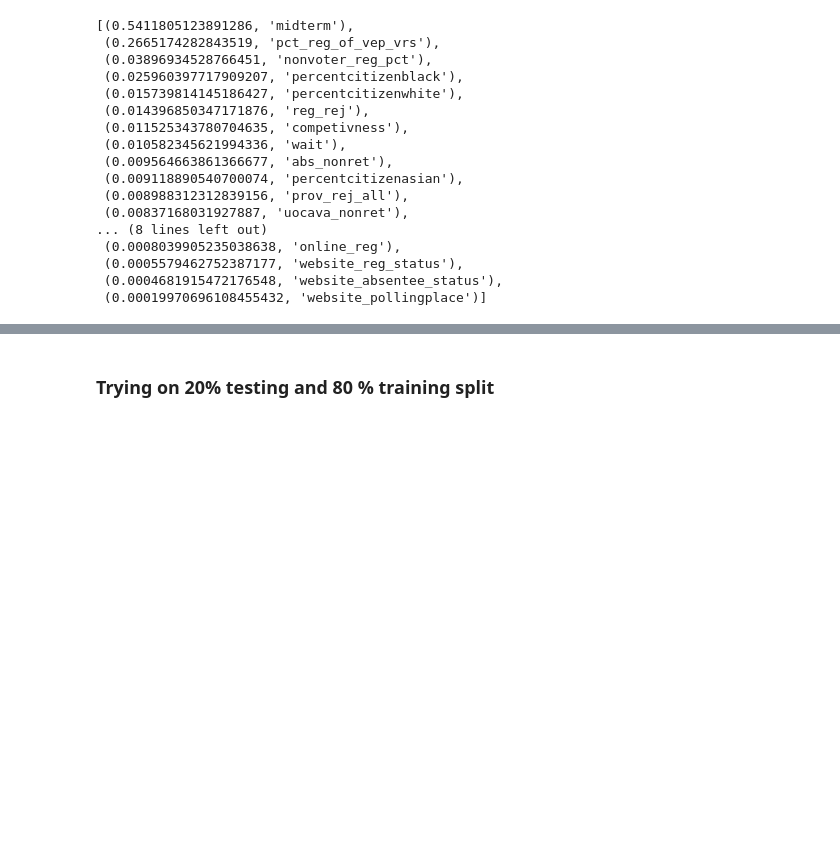
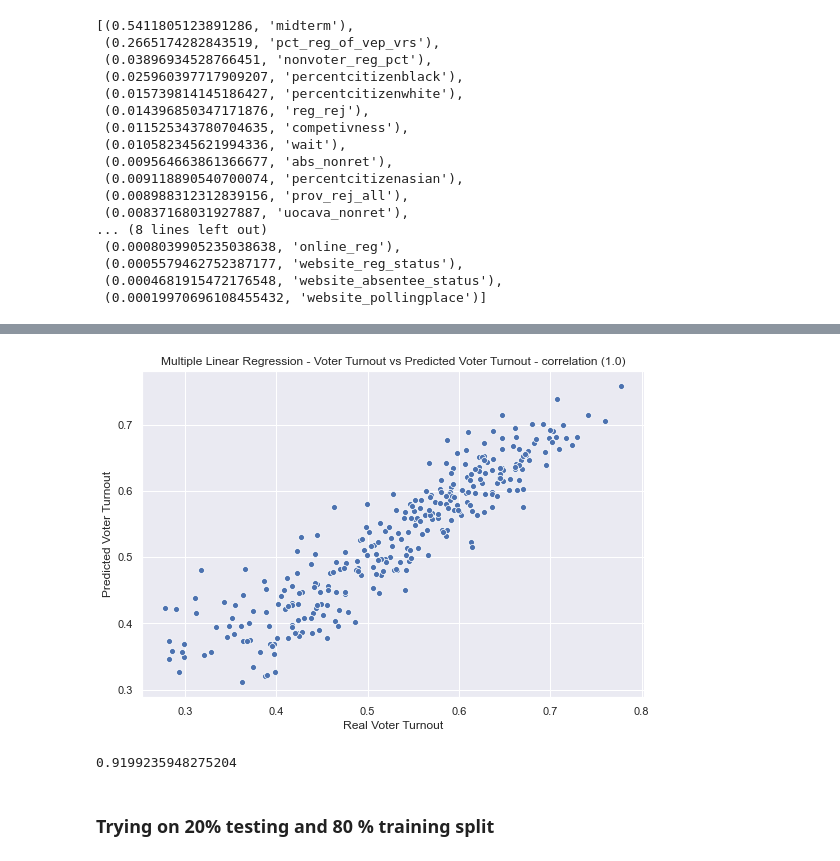
Before and after one commit to mmingoia/HTML_MN_Group_Project, a Jupyter notebook: election.ipynb, the cells around one changed output, grey strips where cells are left out. Cells and saved outputs as stored; diff of their text form; code cells hidden in the pictures; blank space fills up the shorter version.

```diff
--- a/election.ipynb
+++ b/election.ipynb
@@ -887,3 +982,23 @@ sorted(zip(rfr_model.feature_importances_, X_lab.columns), reverse=True)
+# %%
+# Finding the correlation between real turnout and prediction by Multiple Linear Regression Model
+y = df_new.iloc[:, 0].values
+y_pred_MLR = df_new.iloc[:, 26].values
+
+correlation = round(pearsonr(y, y_pred_MLR)[0])
+
+title_name = "Multiple Linear Regression - Voter Turnout vs Predicted Voter Turnout - correlation ({})".format(correlation)
+x_axis_label = "Real Voter Turnout"
+y_axis_label = "Predicted Voter Turnout"
+
+# plot data
+simple_scatter_plot(y, y_pred_MLR, title_name, x_axis_label, y_axis_label)
+# %% [output]
+[figure, added]
+# %%
+# Pearson's r
+scipy.stats.pearsonr(y, y_pred_MLR)[0]
+# %% [output]
+0.9199235948275204
 # %% [markdown]
 ### Trying on 20% testing  and 80 % training split
 # %%
```
Also changed, not shown: parts of 12 cells of this notebook, 3 other files.
